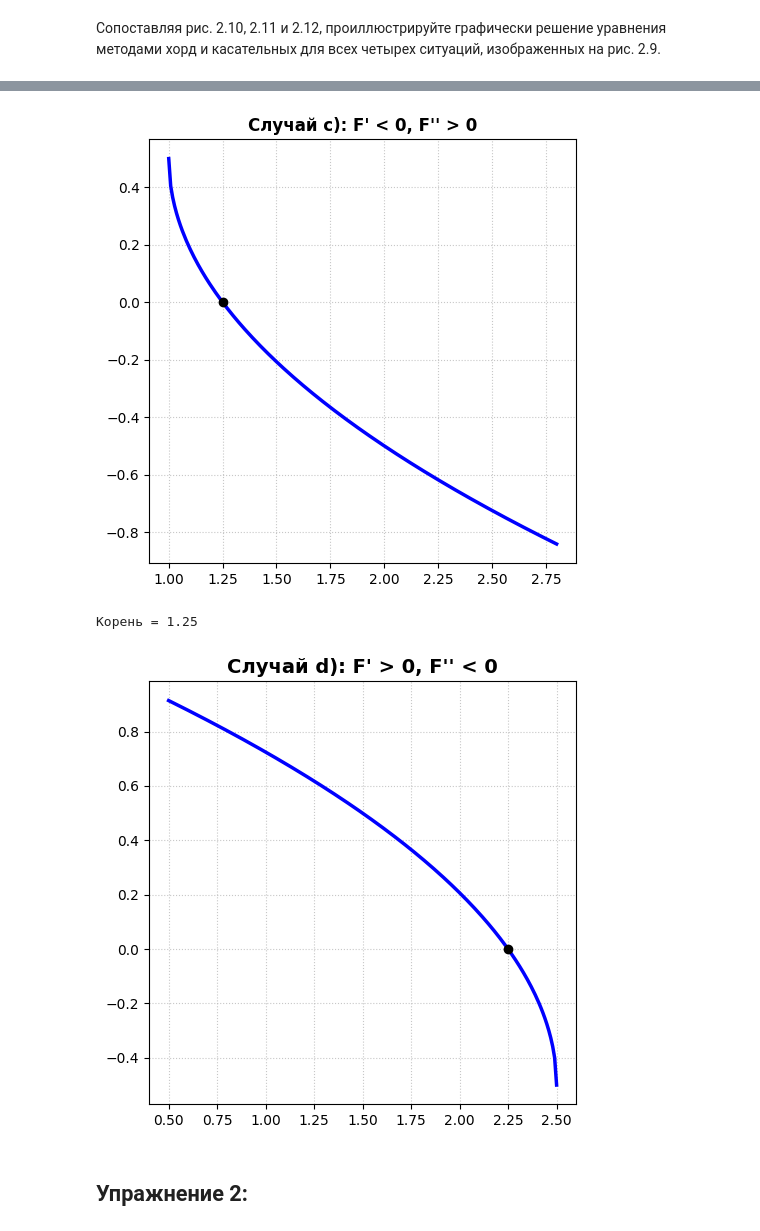
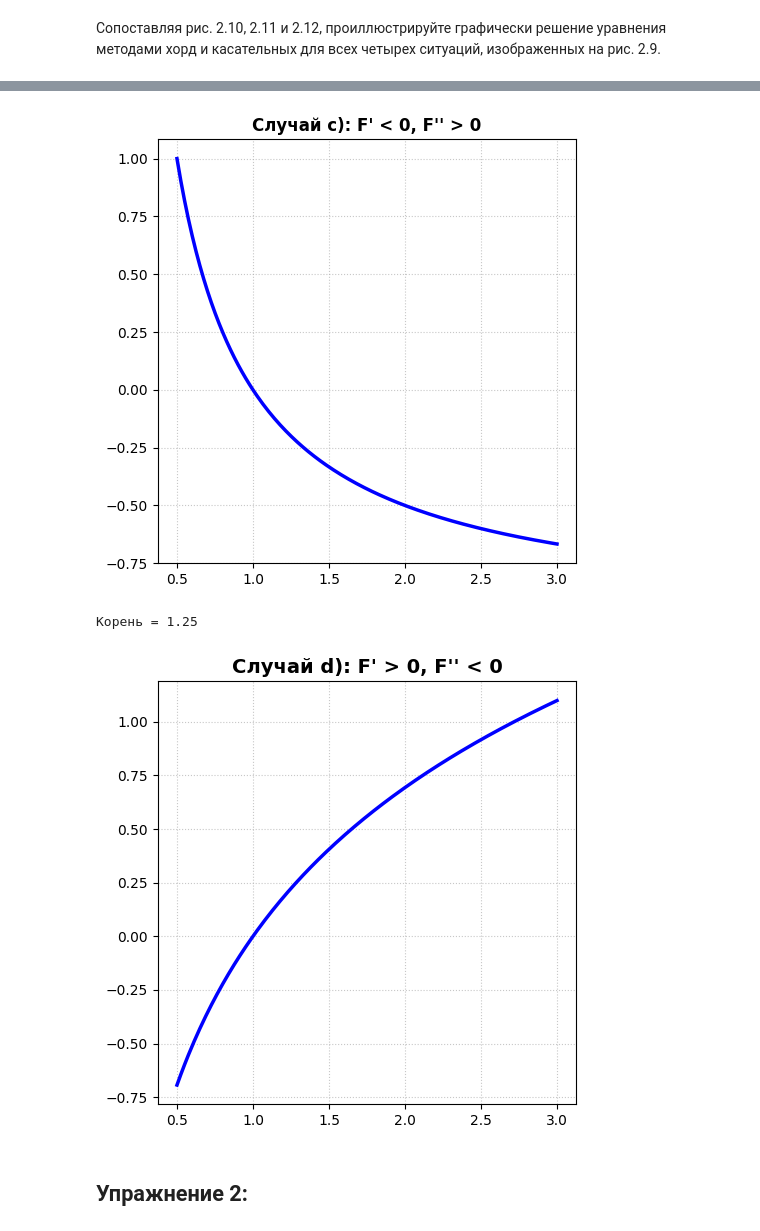
Before and after one commit to Eg0r-S/my_work_for_college, a Jupyter notebook: first_works_for_number.s_methods.ipynb, the cells around one changed output, grey strips where cells are left out. Saved outputs shown, nothing was run; the diff lists cells and outputs as text; code cells hidden in the pictures.

```diff
--- a/first_works_for_number.s_methods.ipynb
+++ b/first_works_for_number.s_methods.ipynb
@@ -107,8 +107,8 @@ print(f"\nНайденный наименьший по модулю корень
 Сопоставляя рис. 2.10, 2.11 и 2.12, проиллюстрируйте графически решение уравнения методами хорд и касательных для всех четырех ситуаций, изображенных на рис. 2.9.
 # %%
 # Функция 1: парабола вверх (F'>0, F''>0)
-def f(x): return (x - 1.5)**2 - 0.5
-root = 1.5 + np.sqrt(0.5)
+def f(x): return x**2 - 1
+
 
 
 # Диапозон х.
@@ -117,9 +117,7 @@ y = f(x)
 
 plt.figure(figsize=(5, 5))
 plt.title('Случай a): F\' > 0, F\'\' > 0', fontsize=12, fontweight='bold')
-
 plt.plot(x, y, 'b-', linewidth=2.5, label='f(x)')
-plt.scatter(root, f(root), color='black', zorder=5, label='Корень')
 plt.grid(True, linestyle=':', alpha=0.7)
 
 plt.tight_layout()
@@ -132,7 +130,6 @@ print(f'Корень = {root:.2f}')
 # %%
 # Функция 2: парабола вниз (F'<0, F''<0)
-def f(x): return -(x - 1.5)**2 + 0.5
-root = 1.5 - np.sqrt(0.5)
+def f(x): return 1 - x**2
 
 
 # Диапозон х.
@@ -141,8 +138,6 @@ y = f(x)
 
 plt.figure(figsize=(5, 5))
 plt.plot(x, y, 'b-', linewidth=2.5, label='f(x)')
-plt.scatter(root, f(root), color='black', zorder=5, label='Корень')
-
 plt.title('Случай b): F\' < 0, F\'\' < 0', fontsize=12, fontweight='bold')
 plt.grid(True, linestyle=':', alpha=0.7)
 
@@ -156,17 +151,14 @@ print(f'Корень = {root:.2f}')
 # %%
 # Функция 3: убывающая, вогнутая вверх (F'<0, F''>0)
-def f(x): return -np.sqrt(x - 1) + 0.5
-root = 1.25
+def f(x): return 1/x - 1
 
 
 # Диапозон х.
-x = np.linspace(1.0, 2.8, 200)
+x = np.linspace(0.5, 3, 200)
 y = f(x)
 
 plt.figure(figsize=(5, 5))
 plt.plot(x, y, 'b-', linewidth=2.5, label='f(x)')
-plt.scatter(root, f(root), color='black', zorder=5, label='Корень')
-
 plt.title('Случай c): F\' < 0, F\'\' > 0', fontsize=12, fontweight='bold')
 plt.grid(True, linestyle=':', alpha=0.7)
 
@@ -175,29 +167,25 @@ plt.show()
 
 print(f'Корень = {root:.2f}')
 # %% [output]
-[figure, old version]
+[figure, new version]
 Корень = 1.25
 # %%
 # Функция 4: возрастающая, вогнутая вниз (F'>0, F''<0)
-def f(x): return np.sqrt(2.5 - x) - 0.5
-root = 2.25
-
+def f(x): return np.log(x)
 
 # Диапозон х.
-x = np.linspace(0.5, 2.5, 200)  # область определения до 2.5
+x = np.linspace(0.5, 3, 200)  # область определения до 2.5
 y = f(x)
 
 plt.figure(figsize=(5, 5))
 plt.plot(x, y, 'b-', linewidth=2.5, label='f(x)')
-plt.scatter(root, f(root), color='black', zorder=5, label='Корень')
-
 plt.title('Случай d): F\' > 0, F\'\' < 0', fontsize=14, fontweight='bold')
 plt.grid(True, linestyle=':', alpha=0.7)
 
 plt.tight_layout()
 plt.show()
 # %% [output]
-[figure, old version]
+[figure, new version]
 # %% [markdown]
 ## Упражнение 2:
 # %% [markdown]
```
Also changed, not shown: parts of 4 cells of this notebook.
